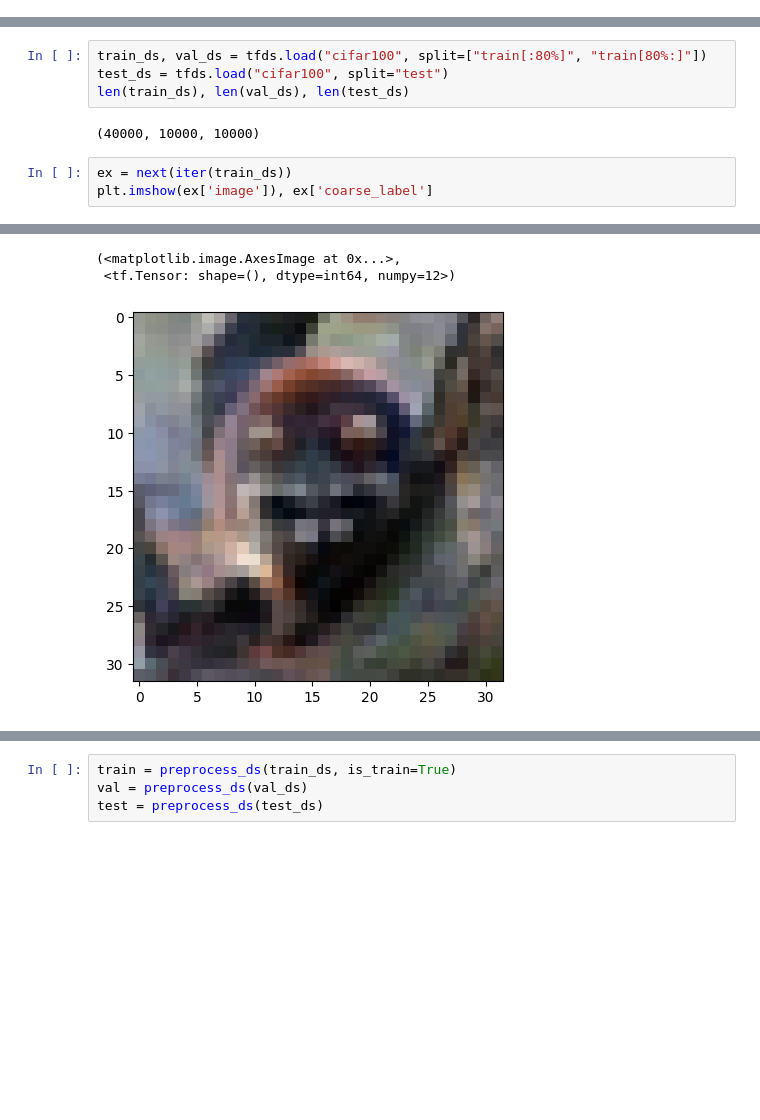
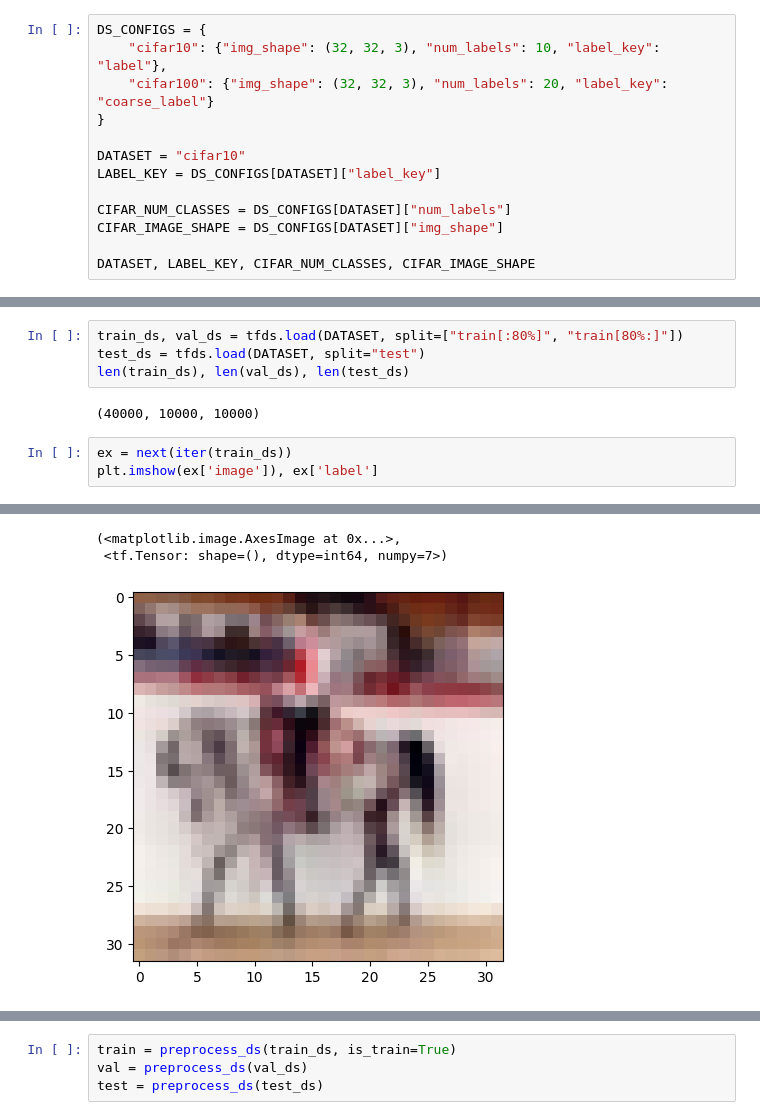
Before and after one commit to luckyos-code/flidp, a Jupyter notebook: src/notebooks/cifar_local.ipynb, the cells around one changed output, grey strips where cells are left out. Saved outputs shown, nothing was run; the diff lists cells and outputs as text; blank space fills up the shorter version.

```diff
--- a/src/notebooks/cifar_local.ipynb
+++ b/src/notebooks/cifar_local.ipynb
@@ -15,0 +24,13 @@ To enable the following instructions: AVX2 FMA, in other operations, rebuild Ten
+# %%
+DS_CONFIGS = {
+    "cifar10": {"img_shape": (32, 32, 3), "num_labels": 10, "label_key": "label"},
+    "cifar100": {"img_shape": (32, 32, 3), "num_labels": 20, "label_key": "coarse_label"}
+}
+
+DATASET = "cifar10"
+LABEL_KEY = DS_CONFIGS[DATASET]["label_key"]
+
+CIFAR_NUM_CLASSES = DS_CONFIGS[DATASET]["num_labels"]
+CIFAR_IMAGE_SHAPE = DS_CONFIGS[DATASET]["img_shape"]
+
+DATASET, LABEL_KEY, CIFAR_NUM_CLASSES, CIFAR_IMAGE_SHAPE
@@ -16,10 +39,10 @@ To enable the following instructions: AVX2 FMA, in other operations, rebuild Ten
 # %%
-train_ds, val_ds = tfds.load("cifar100", split=["train[:80%]", "train[80%:]"])
-test_ds = tfds.load("cifar100", split="test")
+train_ds, val_ds = tfds.load(DATASET, split=["train[:80%]", "train[80%:]"])
+test_ds = tfds.load(DATASET, split="test")
 len(train_ds), len(val_ds), len(test_ds)
 # %% [output]
 (40000, 10000, 10000)
 # %%
 ex = next(iter(train_ds))
-plt.imshow(ex['image']), ex['coarse_label']
+plt.imshow(ex['image']), ex['label']
 # %% [output]
@@ -27,6 +50,6 @@ plt.imshow(ex['image']), ex['coarse_label']
 (<matplotlib.image.AxesImage at 0x...>,
- <tf.Tensor: shape=(), dtype=int64, numpy=12>)
+ <tf.Tensor: shape=(), dtype=int64, numpy=7>)
-[figure, old version]
+[figure, new version]
 # %%
 def preprocess_ds(ds, is_train=False):
     def element_fn(element):
```
Also changed, not shown: parts of 27 cells of this notebook, 8 other files.
